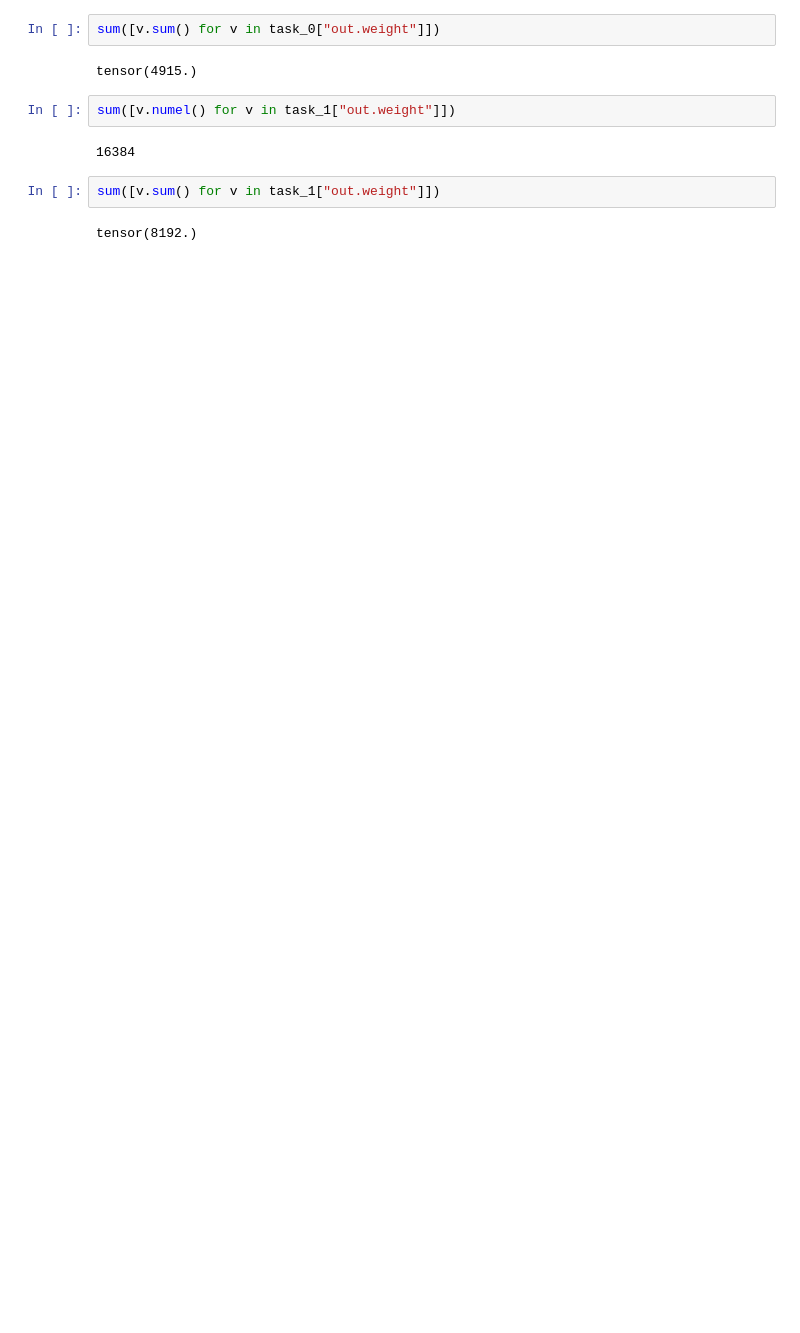
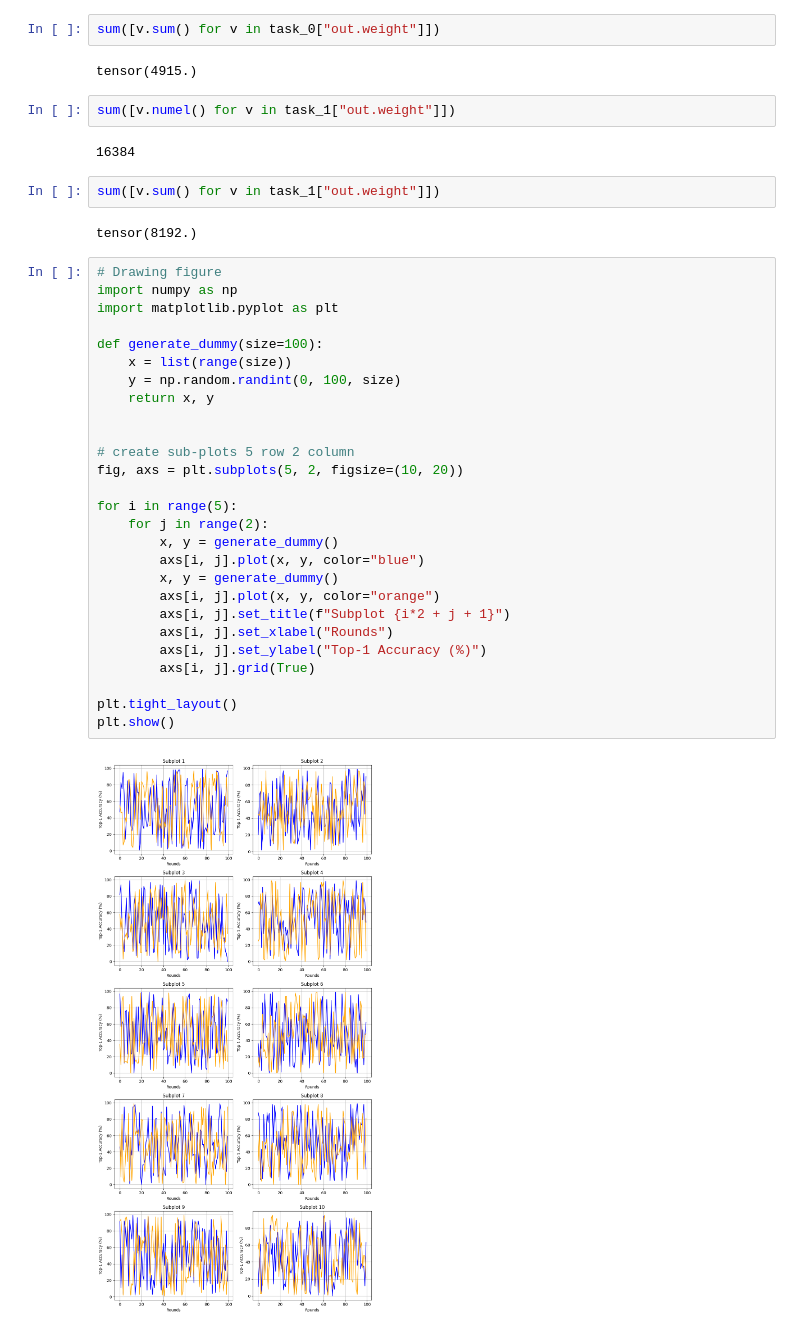
Before and after one commit to icyj1003/Omni-CNN, a Jupyter notebook: test.ipynb, the cells around one changed output. Saved outputs shown, nothing was run; the diff lists cells and outputs as text; blank space fills up the shorter version.

```diff
--- a/test.ipynb
+++ b/test.ipynb
@@ -51,3 +51,32 @@ sum([v.numel() for v in task_1["out.weight"]])
 sum([v.sum() for v in task_1["out.weight"]])
 # %% [output]
 tensor(8192.)
+# %%
+# Drawing figure
+import numpy as np
+import matplotlib.pyplot as plt
+
+def generate_dummy(size=100):
+    x = list(range(size))
+    y = np.random.randint(0, 100, size)
+    return x, y
+
+
+# create sub-plots 5 row 2 column
+fig, axs = plt.subplots(5, 2, figsize=(10, 20))
+
+for i in range(5):
+    for j in range(2):
+        x, y = generate_dummy()
+        axs[i, j].plot(x, y, color="blue")
+        x, y = generate_dummy()
+        axs[i, j].plot(x, y, color="orange")
+        axs[i, j].set_title(f"Subplot {i*2 + j + 1}")
+        axs[i, j].set_xlabel("Rounds")
+        axs[i, j].set_ylabel("Top-1 Accuracy (%)")
+        axs[i, j].grid(True)
+
+plt.tight_layout()
+plt.show()
+# %% [output]
+[figure, added]
```
Also changed, not shown: 4 other files.
